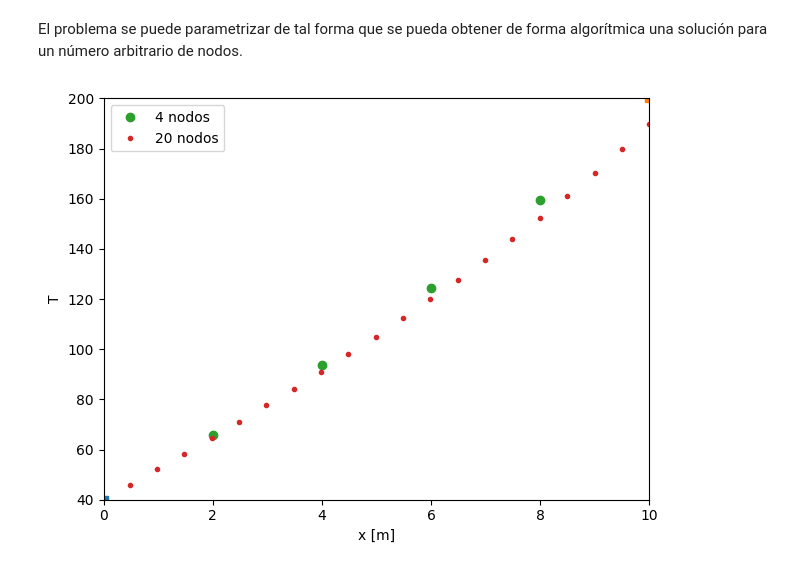
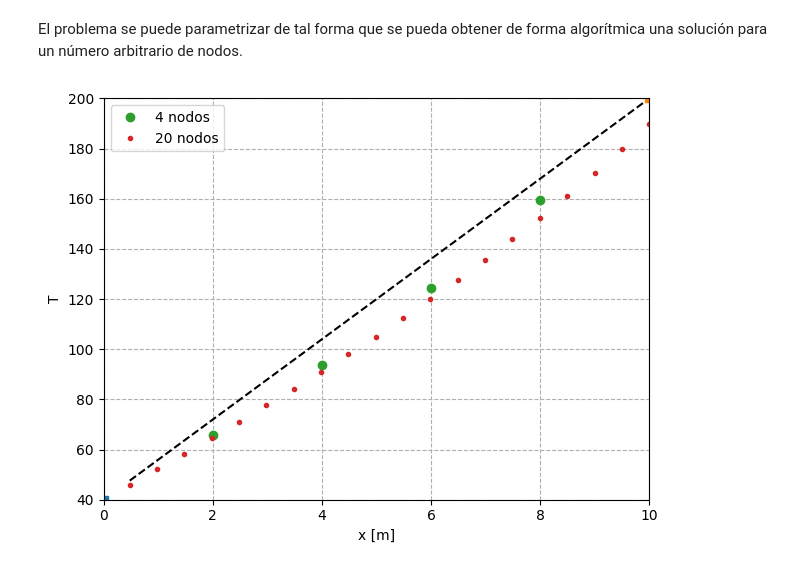
Before and after one commit to eicastroc/NumMeth_Cinvestav_IngMetalurgica, a Jupyter notebook: 06_ODE_ValorALaFrontera/02_finiteDiff_lineal.ipynb, the cells around one changed output. Drawn from its saved outputs; the diff is of its cells as text; code cells hidden in the pictures.

```diff
--- a/06_ODE_ValorALaFrontera/02_finiteDiff_lineal.ipynb
+++ b/06_ODE_ValorALaFrontera/02_finiteDiff_lineal.ipynb
@@ -146,20 +146,25 @@ b[-1] += TL
 
 # solución del sistema
 T = spsolve(A, b)
+# %%
+def Tlin(x, T0, TL, L):
+    return T0 + (TL-T0)/(L) * x
 # %%
 fig, ax = plt.subplots()
 
 x = np.linspace(dx, L, n)
 y = T
 
+ax.plot(x, Tlin(x,T0, TL, L), color='k', ls='--')
 ax.plot(0, T0, ls='', marker='s')
 ax.plot(L, TL, ls='', marker='s')
 ax.plot([2, 4, 6, 8], T4, ls='', marker='o', label='4 nodos')
 ax.plot(x, y, ls='', marker='.', label=f'{n} nodos')
 ax.set(xlim=(0, L), ylim=(T0, TL),
        xlabel='x [m]', ylabel='T')
 ax.legend()
+ax.grid(ls='--')
 fig.tight_layout()
 plt.show()
 # %% [output]
-[figure, old version]
+[figure, new version]
```
Also changed, not shown: 16 other files.
